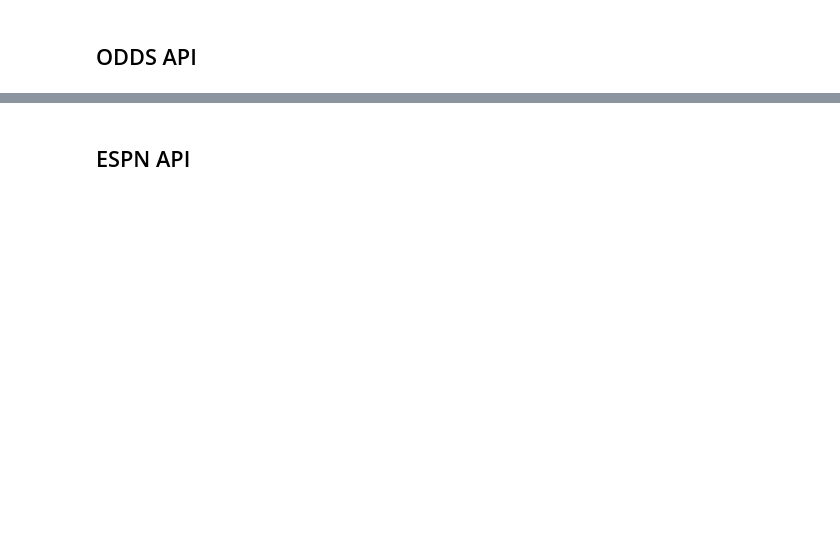
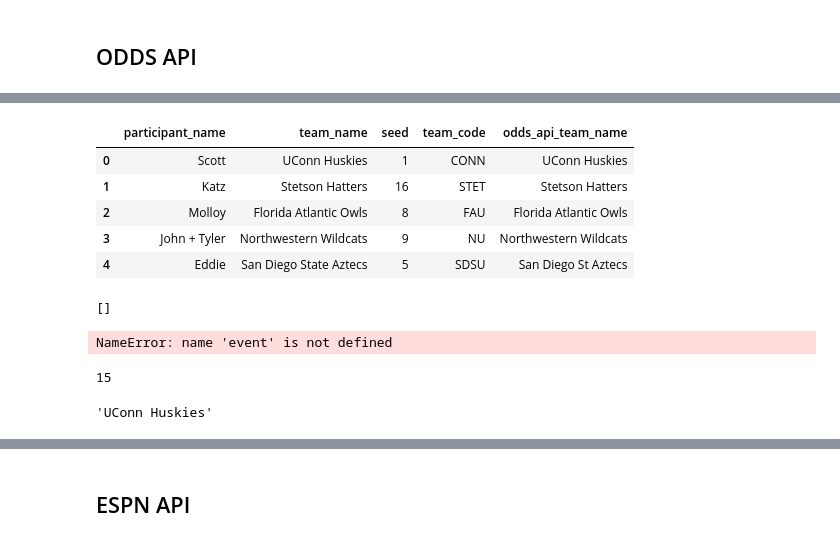
Before and after one commit to john-heyer/madness, a Jupyter notebook: api_exploration.ipynb, the cells around one changed output, grey strips where cells are left out. Saved outputs shown, nothing was run; the diff lists cells and outputs as text; code cells hidden in the pictures; blank space fills up the shorter version.

Commit message:
Fully functional, but needs some cleanup and probably has bugs.

```diff
--- a/api_exploration.ipynb
+++ b/api_exploration.ipynb
@@ -15,0 +234,10 @@ config = dotenv_values(".env")
+# %%
+bracket_df_clean = bracket_df.drop(columns=['team_name_norm'])
+bracket_df_clean.head()
+# %% [output]
+|  | participant_name | team_name | seed | team_code | odds_api_team_name |
+| 0 | Scott | UConn Huskies | 1 | CONN | UConn Huskies |
+| 1 | Katz | Stetson Hatters | 16 | STET | Stetson Hatters |
+| 2 | Molloy | Florida Atlantic Owls | 8 | FAU | Florida Atlantic Owls |
+| 3 | John + Tyler | Northwestern Wildcats | 9 | NU | Northwestern Wildcats |
+| 4 | Eddie | San Diego State Aztecs | 5 | SDSU | San Diego St Aztecs |
@@ -16,3 +246,22 @@ config = dotenv_values(".env")
+# %%
+missing_event = events_by_round[2][1]
+time_min_5 = (missing_event.estimated_start_time - timedelta(minutes=5)).strftime('%Y-%m-%dT%H:%M:%SZ')
+get_past_odds(missing_event.home_participant.team.name, time_min_5)
+# %% [output]
+[]
+# %%
+print(event.estimated_start_time.strftime('%Y-%m-%dT%H:%M:%SZ'))
+print((event.estimated_start_time - timedelta(minutes=5)).strftime('%Y-%m-%dT%H:%M:%SZ'))
+# %% [output]
+NameError: name 'event' is not defined
+# %%
+len(bracket.events_to_process)
+# %% [output]
+15
+# %%
+bracket.participants[0].team.name, bracket.participants[0].team.name,
+# %% [output]
+'UConn Huskies'
 # %%
 # {
 #     "key": "basketball_ncaab",
```
Also changed, not shown: parts of 45 cells of this notebook, 3 other files.
